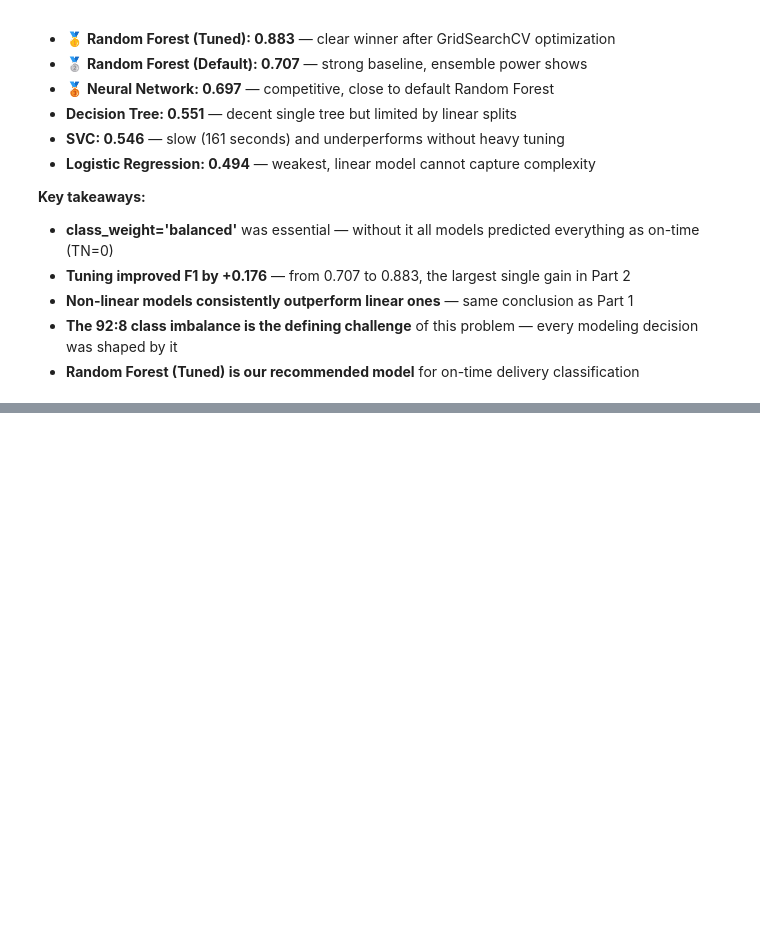
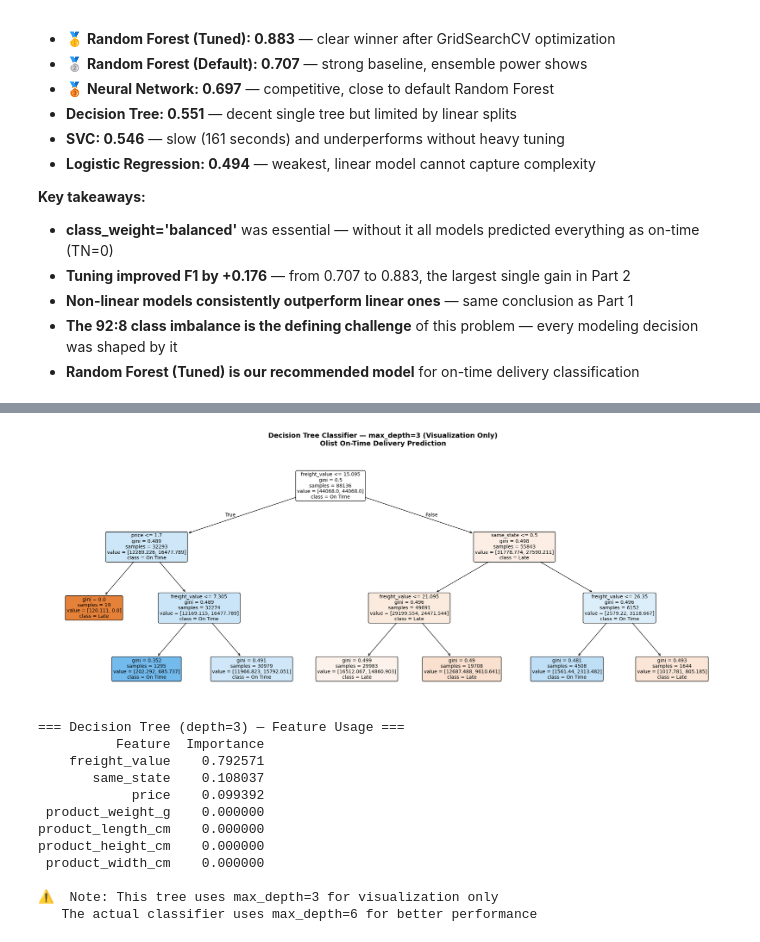
Before and after one commit to pramodkumarpodila-source/ds-ml-ecommerce, a Jupyter notebook: part2_classification/part2_notebook.ipynb, the cells around one changed output, grey strips where cells are left out. Saved outputs shown, nothing was run; the diff lists cells and outputs as text; code cells hidden in the pictures; blank space fills up the shorter version.

Commit message:
Part 2 — complete, all 5 models, DT visualization, conclusion

```diff
--- a/part2_classification/part2_notebook.ipynb
+++ b/part2_classification/part2_notebook.ipynb
@@ -1141,0 +1147,60 @@ print('=' * 72)
+# %%
+# ── CELL 13: Decision Tree Visualization ──────────────────────────────────────
+from sklearn.tree import plot_tree
+
+# ── Build a shallow tree for visualization (max_depth=3) ──────────────────────
+# ⚠️  We use max_depth=3 for readability as required by the brief
+# The full model uses max_depth=6 — this is visualization only
+dt_viz = DecisionTreeClassifier(
+    max_depth=3,
+    random_state=42,
+    class_weight='balanced'
+)
+dt_viz.fit(X_train, y_train)
+
+# ── Plot the tree ─────────────────────────────────────────────────────────────
+fig, ax = plt.subplots(figsize=(20, 8))
+
+plot_tree(
+    dt_viz,
+    feature_names=FEATURE_COLS,
+    class_names=['Late', 'On Time'],
+    filled=True,
+    rounded=True,
+    fontsize=10,
+    ax=ax,
+    impurity=True,
+    proportion=False
+)
+
+ax.set_title('Decision Tree Classifier — max_depth=3 (Visualization Only)\n'
+             'Olist On-Time Delivery Prediction',
+             fontsize=14, fontweight='bold', pad=20)
+
+plt.tight_layout()
+plt.show()
+
+# ── Feature importance from visualization tree ────────────────────────────────
+print('=== Decision Tree (depth=3) — Feature Usage ===')
+importances = dt_viz.feature_importances_
+feat_imp = pd.DataFrame({
+    'Feature'   : FEATURE_COLS,
+    'Importance': importances
+}).sort_values('Importance', ascending=False)
+print(feat_imp.to_string(index=False))
+print(f'\n⚠️  Note: This tree uses max_depth=3 for visualization only')
+print(f'   The actual classifier uses max_depth=6 for better performance')
+# %% [output]
+[figure, added]
+=== Decision Tree (depth=3) — Feature Usage ===
+          Feature  Importance
+    freight_value    0.792571
+       same_state    0.108037
+            price    0.099392
+ product_weight_g    0.000000
+product_length_cm    0.000000
+product_height_cm    0.000000
+ product_width_cm    0.000000
+
+⚠️  Note: This tree uses max_depth=3 for visualization only
+   The actual classifier uses max_depth=6 for better performance
```
Also changed, not shown: parts of 5 cells of this notebook.
